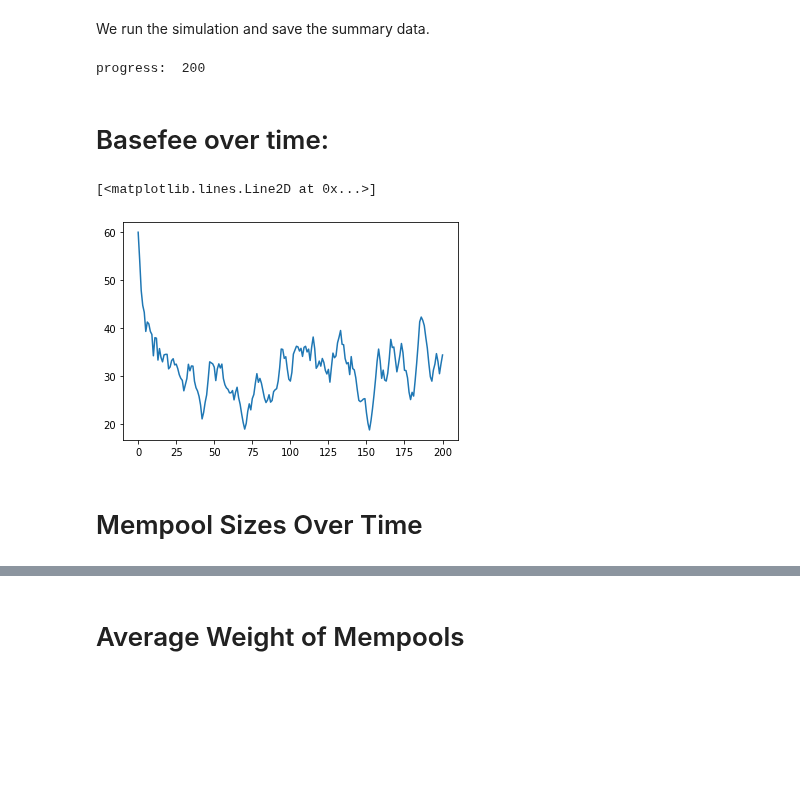
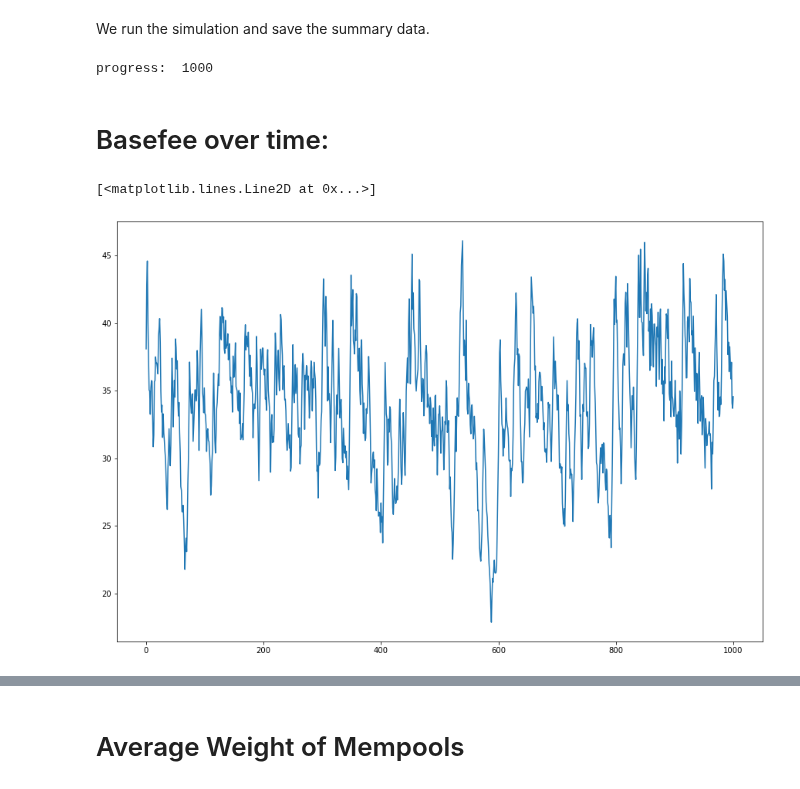
Before and after one commit to teohyikhaw/camcos, a Jupyter notebook: simulations/Congestion2.0.ipynb, the cells around one changed output, grey strips where cells are left out. Saved outputs shown, nothing was run; the diff lists cells and outputs as text; code cells hidden in the pictures; blank space fills up the shorter version.

```diff
--- a/simulations/Congestion2.0.ipynb
+++ b/simulations/Congestion2.0.ipynb
@@ -23,12 +23,15 @@ eip_blocks = []
 
 sq_block_mins =  deque([])
 eip_block_mins = deque([])
+
+sq_gas_price_batches = []
+eip_gas_price_batches = []
 # %% [markdown]
 At every iteration of the simulation, a block is filled with the most lucrative transactions in the mempool, and the mempool is filled again with 2000 transactions. In the function defined below, 2000 samples are taken from the "values" and "gas used" distributions, price mapped to Status Quo and EIP-1559 simulations, and added to the existing mempool.
 # %%
 def create_mempool(txn_number, sq_df, eip_df, basefee, t=0):
 
-    global sq_current_oracle, eip_current_oracle
+    global sq_current_oracle, eip_current_oracle, sq_gas_price_batches, eip_gas_price_batches
 
     values = np.random.gamma(20.72054, 1/17.49951, txn_number)
     gas_limit = (np.random.pareto(1.42150, txn_number)+1)*21000  # pareto distribution with alpha 1.42150, beta 21000
@@ -36,8 +39,8 @@ def create_mempool(txn_number, sq_df, eip_df, basefee, t=0):
     sq_gas_prices = [sq_current_oracle * v for v in values]
     eip_gas_prices = [min(basefee + (eip_current_oracle * v), sq_current_oracle * v) for v in values]
 
-#     print(values)
-#     print(gas_limit)
+    eip_gas_price_batches += [eip_gas_prices]
+    sq_gas_price_batches += [sq_gas_prices]
 
     # store each updated mempool as a DataFrame
 
@@ -116,11 +119,11 @@ def simulate(n):
     sq_mempool_data = pd.DataFrame()
     eip_mempool_data = pd.DataFrame()
 
-    basefee = 60
-    basefees = [basefee]
+
     sq_mempools = []
     eip_mempools = []
     eip_mempools_bf = []
+    demands = []
 
     global sq_block_mins, eip_block_mins, sq_blocks, sq_current_oracle, eip_current_oracle, eip_blocks
 
@@ -135,14 +138,17 @@ def simulate(n):
         sq_block_mins.append(int(d[1]) / 10**9)
         eip_block_mins.append(int(d[1]) / 10**9)
 
+    basefee = eip_block_mins[-1]
+    basefees = [basefee]
+
     sorted_sq_block_mins = sorted(sq_block_mins)
-    sorted_eip_block_mins = sorted([x - basefee for x in eip_block_mins])
+    sorted_eip_block_mins = sorted([x - basefee if x >= basefee else 0 for x in eip_block_mins])
 
     #set initial oracles
     sq_current_oracle = sorted_sq_block_mins[59]
     eip_current_oracle = sorted_eip_block_mins[59]
 
-    #initialize mempools with 2000 txns
+    #initialize mempools with 700 txns
     sq_mempool, eip_mempool = create_mempool(700, df1, df2, basefee)
 
     #iterate over n blocks
@@ -165,34 +171,36 @@ def simulate(n):
         basefees += [basefee]
 
         #add 200 new txns before next iteration
-        sq_mempool, eip_mempool = create_mempool(random.randint(1, 400), sq_mempool, eip_mempool, basefee, i+1) #randomly select from 100 to 600
+        new_demand = random.randint(50, 400)
+        sq_mempool, eip_mempool = create_mempool(new_demand, sq_mempool, eip_mempool, basefee, i+1) #randomly select from 50 to 400
 
         sq_mempools += [sq_mempool]
         eip_mempools += [eip_mempool]
         eip_mempools_bf += [eip_mempool[eip_mempool['gas price'] >= basefee]]
+        demands += [new_demand]
 
         print("progress: ", i+1, end = '\r')
-    return basefees, eip_blocks, sq_blocks, eip_mempools, sq_mempools, eip_mempools_bf
+    return basefees, eip_blocks, sq_blocks, eip_mempools, sq_mempools, eip_mempools_bf, demands
 # %% [markdown]
 We run the simulation and save the summary data.
 # %%
-s = simulate(200)
+s = simulate(1000)
 basefees_data = s[0]
 eip_blocks_data = s[1]
 sq_blocks_data = s[2]
 eip_mempools_data = s[3]
 sq_mempools_data = s[4]
 eip_mempools_bf_data = s[5]
+demands = s[6]
 
 # cProfile.run("simulate(100)")
 # %% [output]
-progress:  200
+progress:  1000
 # %% [markdown]
 # Basefee over time:
 # %%
+plt.rcParams["figure.figsize"] = (15,10)
 plt.plot(basefees_data)
 # %% [output]
 [<matplotlib.lines.Line2D at 0x...>]
-[figure, old version]
+[figure, new version]
-# %% [markdown]
-# Mempool Sizes Over Time
```
Also changed, not shown: parts of 7 cells of this notebook.
